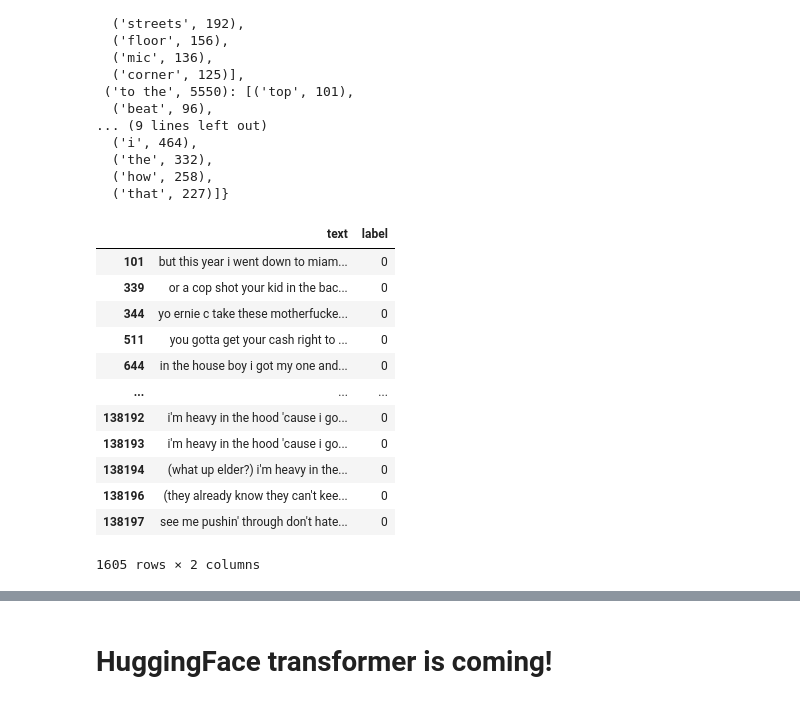
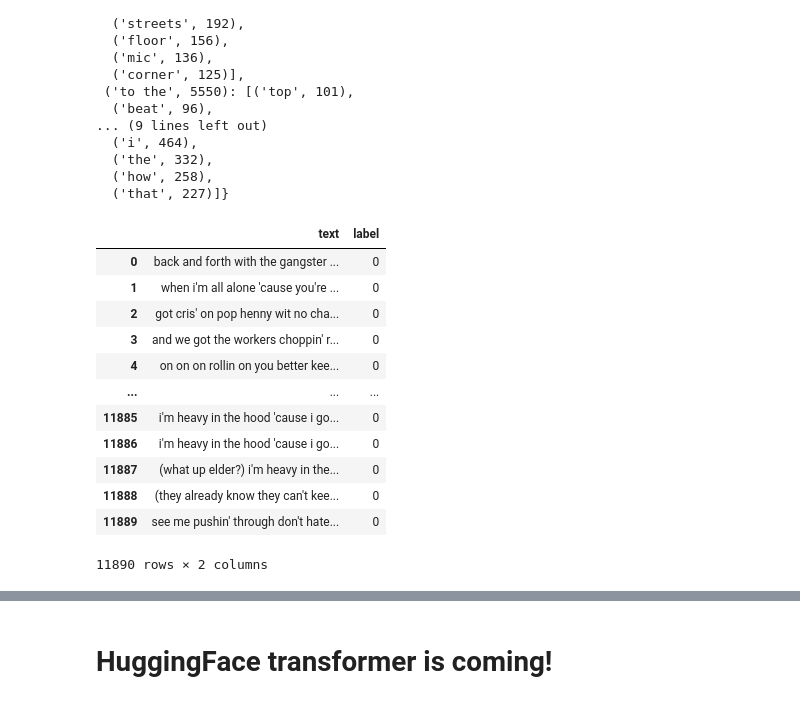
Before and after one commit to ML-Competitions/NLP-UNN, a Jupyter notebook: [NLP] Generative model.ipynb, the cells around one changed output, grey strips where cells are left out. Cells and saved outputs as stored; diff of their text form; code cells hidden in the pictures.

```diff
--- a/[NLP] Generative model.ipynb
+++ b/[NLP] Generative model.ipynb
@@ -312,19 +301,22 @@ analyse_subseqs(df_text_data, 2, 1, 5, 5)
   ('how', 258),
   ('that', 227)]}
 # %%
-df_text_data_red = df_text_data[df_text_data['text'].str.contains('in the hood') | df_text_data['text'].str.contains('in the back') | df_text_data['text'].str.contains('in the house') | df_text_data['text'].str.contains('in the game')]
-df_text_data_red
+chosen_data = df_text_data[df_text_data['text'].str.contains('in the hood') | df_text_data['text'].str.contains('in the back') | df_text_data['text'].str.contains('in the house') | df_text_data['text'].str.contains('in the air') | df_text_data['text'].str.contains('in the game')]
+sampled_index = chosen_data.index
+subsamples_data = df_text_data.drop(index=sampled_index).sample(n=10000)
+subsamples_data = pd.concat([subsamples_data, chosen_data], ignore_index=True)
+subsamples_data
 # %% [output]
 |  | text | label |
-| 101 | but this year i went down to miam... | 0 |
-| 339 | or a cop shot your kid in the bac... | 0 |
-| 344 | yo ernie c take these motherfucke... | 0 |
-| 511 | you gotta get your cash right to ... | 0 |
-| 644 | in the house boy i got my one and... | 0 |
+| 0 | back and forth with the gangster ... | 0 |
+| 1 | when i'm all alone 'cause you're ... | 0 |
+| 2 | got cris' on pop henny wit no cha... | 0 |
+| 3 | and we got the workers choppin' r... | 0 |
+| 4 | on on on rollin on you better kee... | 0 |
 | ... | ... | ... |
-| 138192 | i'm heavy in the hood 'cause i go... | 0 |
-| 138193 | i'm heavy in the hood 'cause i go... | 0 |
-| 138194 | (what up elder?) i'm heavy in the... | 0 |
-| 138196 | (they already know they can't kee... | 0 |
-| 138197 | see me pushin' through don't hate... | 0 |
+| 11885 | i'm heavy in the hood 'cause i go... | 0 |
+| 11886 | i'm heavy in the hood 'cause i go... | 0 |
+| 11887 | (what up elder?) i'm heavy in the... | 0 |
+| 11888 | (they already know they can't kee... | 0 |
+| 11889 | see me pushin' through don't hate... | 0 |
-1605 rows × 2 columns
+11890 rows × 2 columns
```
Also changed, not shown: parts of 36 cells of this notebook.
